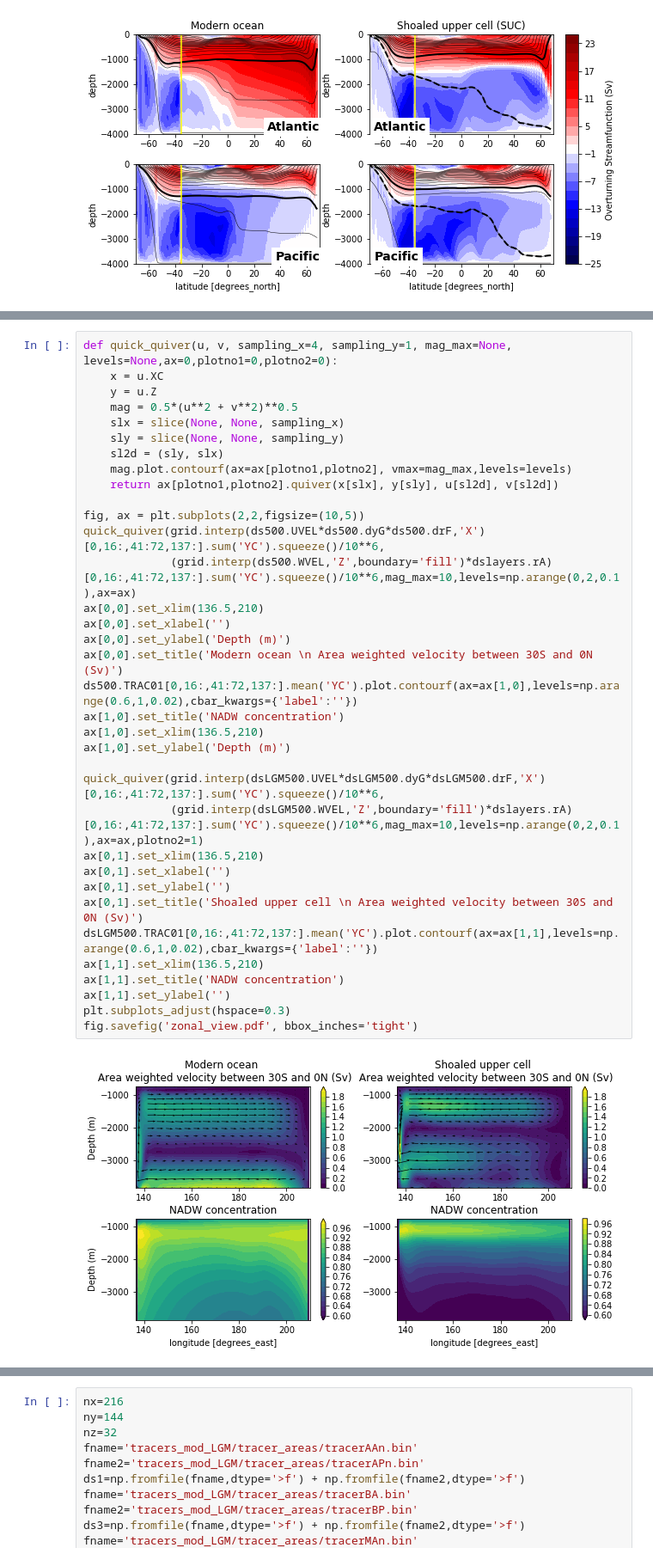
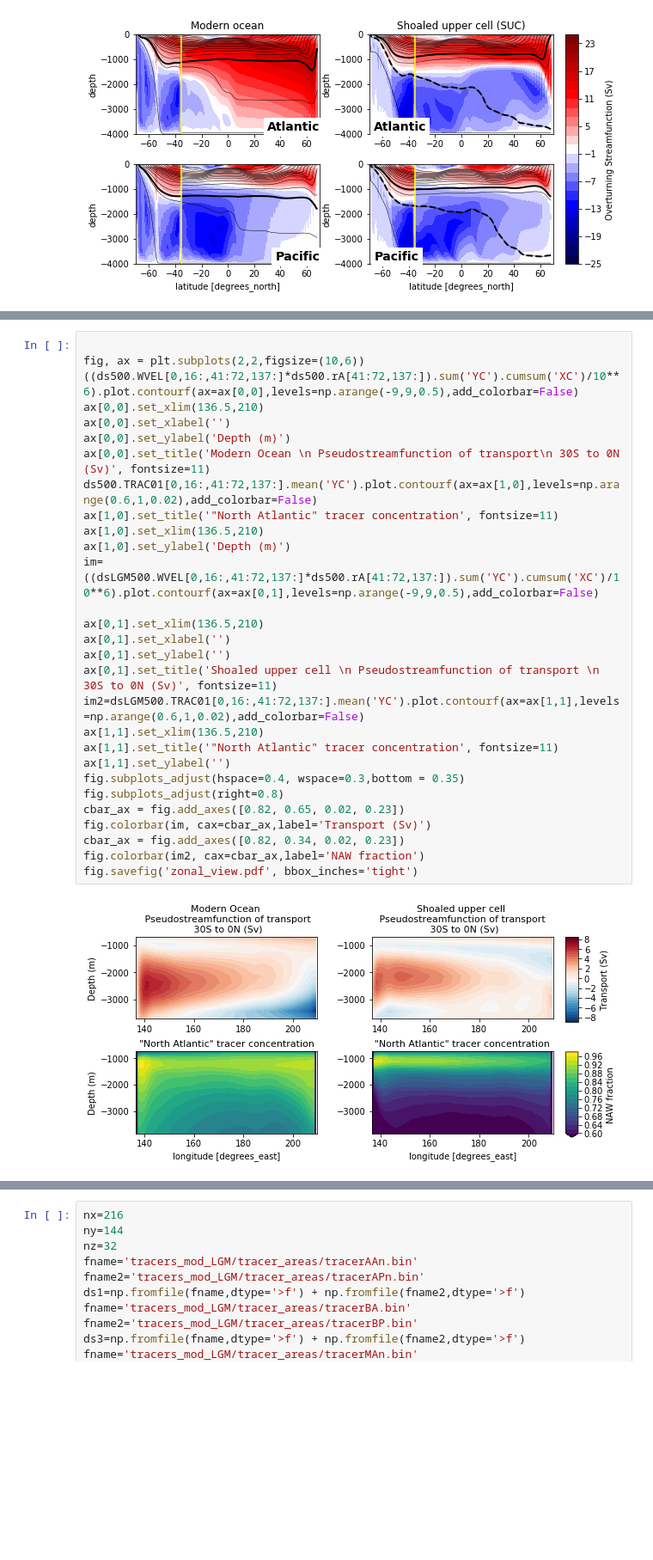
Before and after one commit to anthony-meza/test_age_framework, a Jupyter notebook: LGM.ipynb, the cells around one changed output, grey strips where cells are left out. Shown at 86% size. Saved outputs shown, nothing was run; the diff lists cells and outputs as text; blank space fills up the shorter version.

Commit message:
label tidying

```diff
--- a/LGM.ipynb
+++ b/LGM.ipynb
@@ -252,40 +252,34 @@ fig.savefig('overturning_depth.pdf', bbox_inches='tight')
 # %%
-def quick_quiver(u, v, sampling_x=4, sampling_y=1, mag_max=None, levels=None,ax=0,plotno1=0,plotno2=0):
-    x = u.XC
-    y = u.Z
-    mag = 0.5*(u**2 + v**2)**0.5
-    slx = slice(None, None, sampling_x)
-    sly = slice(None, None, sampling_y)
-    sl2d = (sly, slx)
-    mag.plot.contourf(ax=ax[plotno1,plotno2], vmax=mag_max,levels=levels)
-    return ax[plotno1,plotno2].quiver(x[slx], y[sly], u[sl2d], v[sl2d])
 
-fig, ax = plt.subplots(2,2,figsize=(10,5))
-quick_quiver(grid.interp(ds500.UVEL*ds500.dyG*ds500.drF,'X')[0,16:,41:72,137:].sum('YC').squeeze()/10**6,
-             (grid.interp(ds500.WVEL,'Z',boundary='fill')*dslayers.rA)[0,16:,41:72,137:].sum('YC').squeeze()/10**6,mag_max=10,levels=np.arange(0,2,0.1),ax=ax)
+fig, ax = plt.subplots(2,2,figsize=(10,6))
+((ds500.WVEL[0,16:,41:72,137:]*ds500.rA[41:72,137:]).sum('YC').cumsum('XC')/10**6).plot.contourf(ax=ax[0,0],levels=np.arange(-9,9,0.5),add_colorbar=False)
 ax[0,0].set_xlim(136.5,210)
 ax[0,0].set_xlabel('')
 ax[0,0].set_ylabel('Depth (m)')
-ax[0,0].set_title('Modern ocean \n Area weighted velocity between 30S and 0N (Sv)')
-ds500.TRAC01[0,16:,41:72,137:].mean('YC').plot.contourf(ax=ax[1,0],levels=np.arange(0.6,1,0.02),cbar_kwargs={'label':''})
-ax[1,0].set_title('NADW concentration')
+ax[0,0].set_title('Modern Ocean \n Pseudostreamfunction of transport\n 30S to 0N (Sv)', fontsize=11)
+ds500.TRAC01[0,16:,41:72,137:].mean('YC').plot.contourf(ax=ax[1,0],levels=np.arange(0.6,1,0.02),add_colorbar=False)
+ax[1,0].set_title('"North Atlantic" tracer concentration', fontsize=11)
 ax[1,0].set_xlim(136.5,210)
 ax[1,0].set_ylabel('Depth (m)')
+im=((dsLGM500.WVEL[0,16:,41:72,137:]*ds500.rA[41:72,137:]).sum('YC').cumsum('XC')/10**6).plot.contourf(ax=ax[0,1],levels=np.arange(-9,9,0.5),add_colorbar=False)
 
-quick_quiver(grid.interp(dsLGM500.UVEL*dsLGM500.dyG*dsLGM500.drF,'X')[0,16:,41:72,137:].sum('YC').squeeze()/10**6,
-             (grid.interp(dsLGM500.WVEL,'Z',boundary='fill')*dslayers.rA)[0,16:,41:72,137:].sum('YC').squeeze()/10**6,mag_max=10,levels=np.arange(0,2,0.1),ax=ax,plotno2=1)
 ax[0,1].set_xlim(136.5,210)
 ax[0,1].set_xlabel('')
 ax[0,1].set_ylabel('')
-ax[0,1].set_title('Shoaled upper cell \n Area weighted velocity between 30S and 0N (Sv)')
-dsLGM500.TRAC01[0,16:,41:72,137:].mean('YC').plot.contourf(ax=ax[1,1],levels=np.arange(0.6,1,0.02),cbar_kwargs={'label':''})
+ax[0,1].set_title('Shoaled upper cell \n Pseudostreamfunction of transport \n 30S to 0N (Sv)', fontsize=11)
+im2=dsLGM500.TRAC01[0,16:,41:72,137:].mean('YC').plot.contourf(ax=ax[1,1],levels=np.arange(0.6,1,0.02),add_colorbar=False)
 ax[1,1].set_xlim(136.5,210)
-ax[1,1].set_title('NADW concentration')
+ax[1,1].set_title('"North Atlantic" tracer concentration', fontsize=11)
 ax[1,1].set_ylabel('')
-plt.subplots_adjust(hspace=0.3)
+fig.subplots_adjust(hspace=0.4, wspace=0.3,bottom = 0.35)
+fig.subplots_adjust(right=0.8)
+cbar_ax = fig.add_axes([0.82, 0.65, 0.02, 0.23])
+fig.colorbar(im, cax=cbar_ax,label='Transport (Sv)')
+cbar_ax = fig.add_axes([0.82, 0.34, 0.02, 0.23])
+fig.colorbar(im2, cax=cbar_ax,label='NAW fraction')
 fig.savefig('zonal_view.pdf', bbox_inches='tight')
 # %% [output]
-[figure, old version]
+[figure, new version]
 # %%
 buoy500=9.81*(2*10**-4*dslayers.THETA-7.4*10**-4*(dslayers.SALT-35))
 baxis=(-9.81*(dslayers.layer_1RHO_bounds-35)/1035).values[::-1]
```
Also changed, not shown: parts of 4 cells of this notebook, 2 other files.
